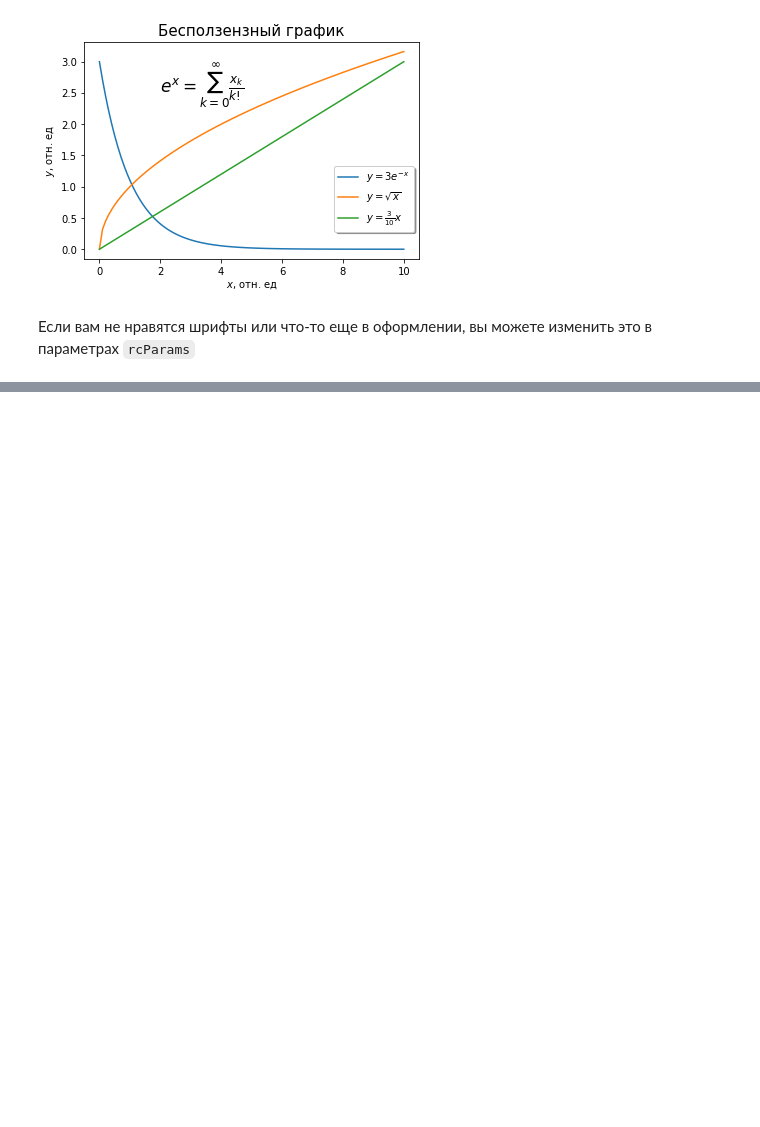
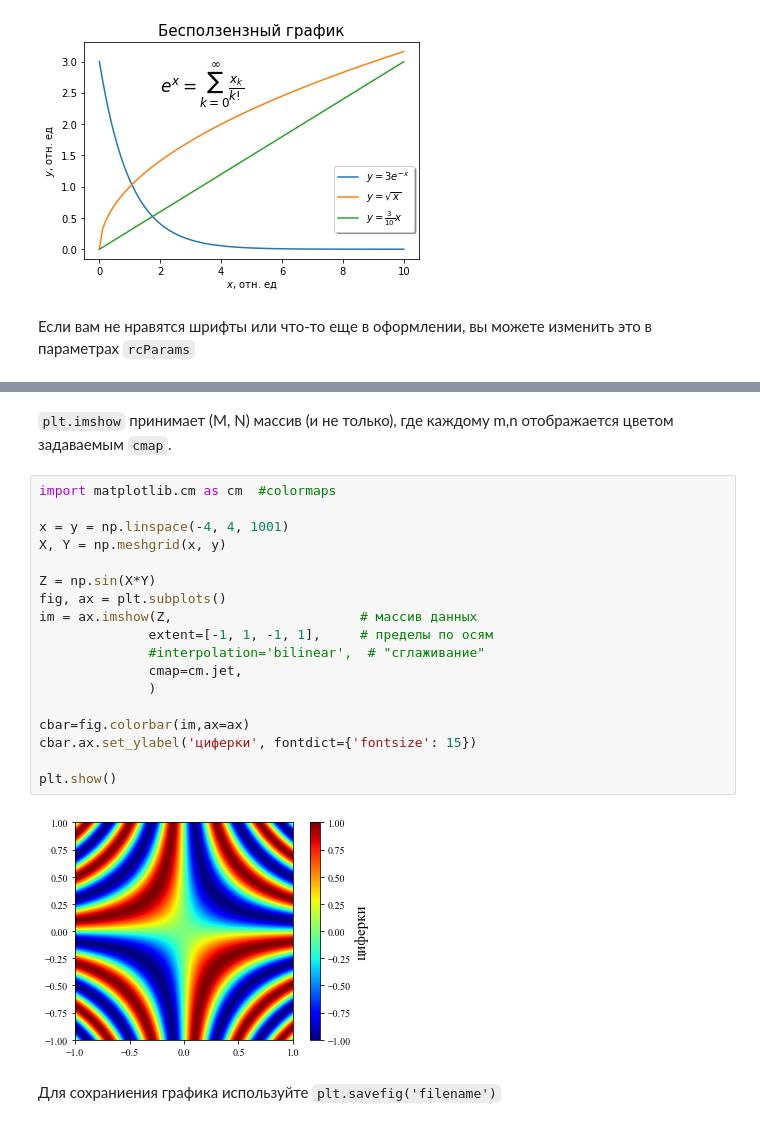
Before and after one commit to yamarus/PyForSci, a Jupyter notebook: source/lectures/theme7.ipynb, the cells around one changed output, grey strips where cells are left out. Drawn from its saved outputs; the diff is of its cells as text; blank space fills up the shorter version.

```diff
--- a/source/lectures/theme7.ipynb
+++ b/source/lectures/theme7.ipynb
@@ -309,0 +379,24 @@ plt.show()
+# %% [markdown]
+``plt.imshow`` принимает (M, N) массив (и не только), где каждому m,n отображается цветом задаваемым ``cmap``.
+# %%
+import matplotlib.cm as cm  #colormaps
+
+x = y = np.linspace(-4, 4, 1001)
+X, Y = np.meshgrid(x, y)
+
+Z = np.sin(X*Y)
+fig, ax = plt.subplots()
+im = ax.imshow(Z,                        # массив данных
+              extent=[-1, 1, -1, 1],     # пределы по осям
+              #interpolation='bilinear',  # "сглаживание"
+              cmap=cm.jet,
+              )
+
+cbar=fig.colorbar(im,ax=ax)
+cbar.ax.set_ylabel('циферки', fontdict={'fontsize': 15})
+
+plt.show()
+# %% [output]
+[figure, added]
+# %% [markdown]
+Для сохраниения графика используйте ``plt.savefig('filename')``
```
Also changed, not shown: parts of 13 cells of this notebook.
